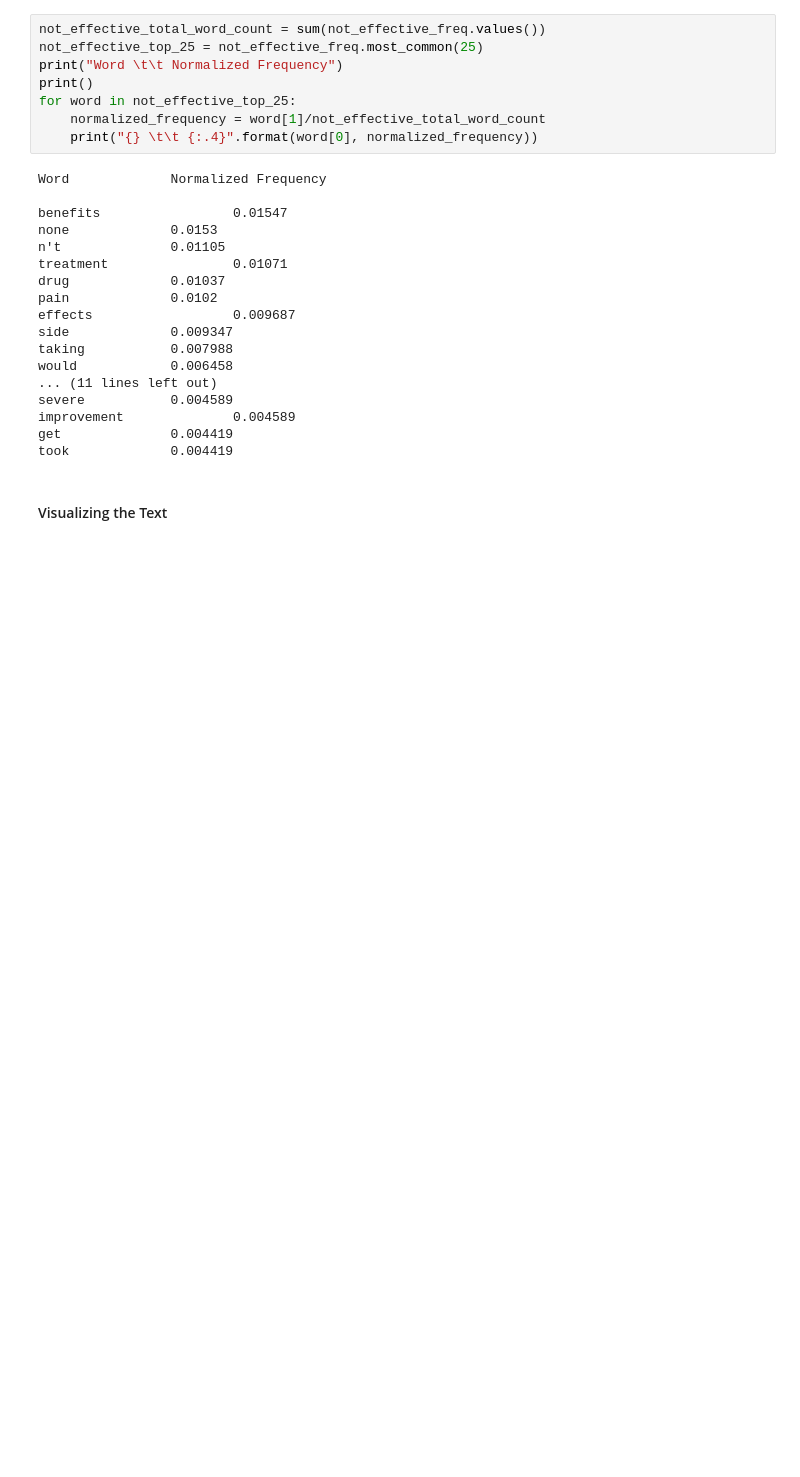
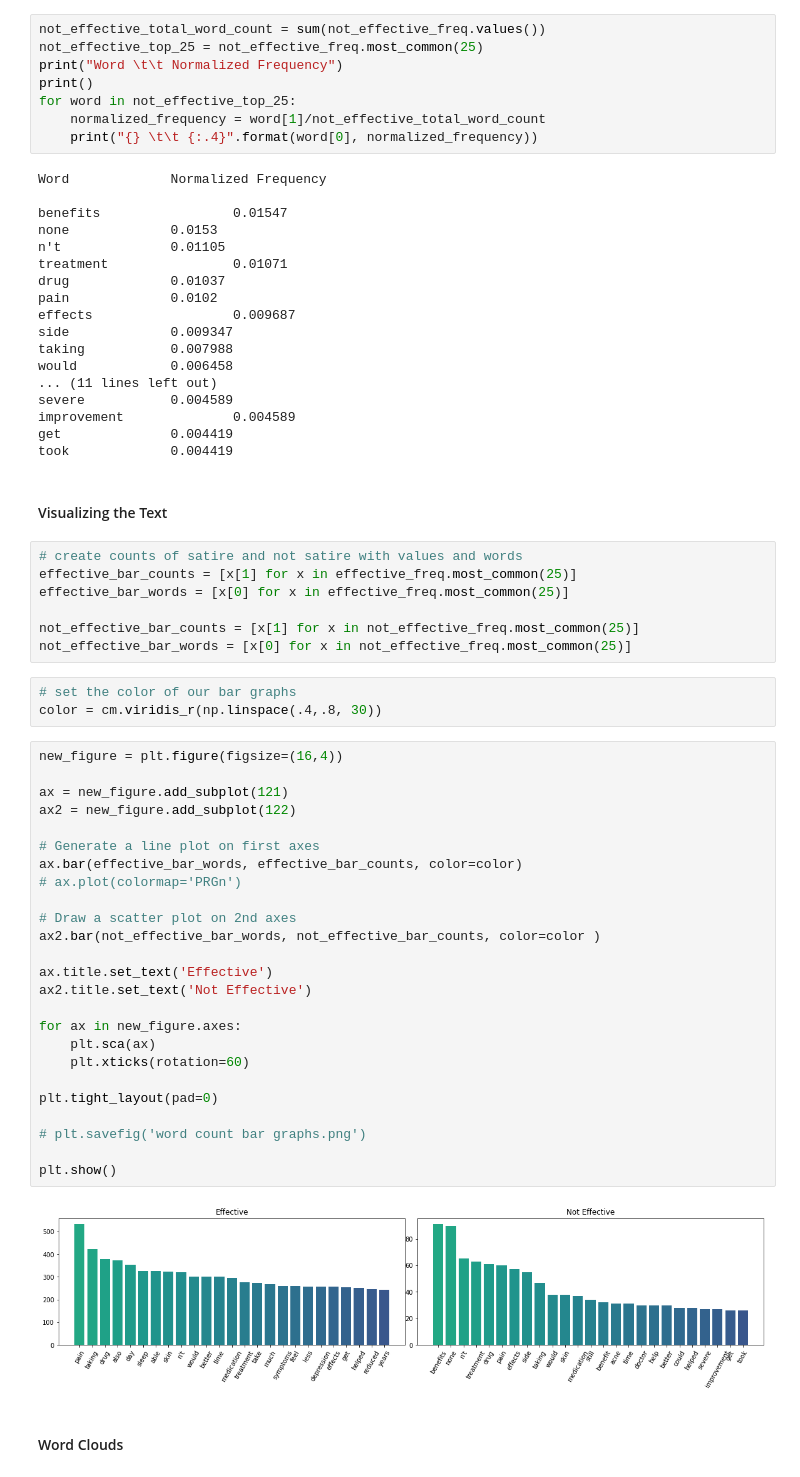
Before and after one commit to WickedoneC/Healthcare, a Jupyter notebook: Druglib NLP/Druglib_FullText.ipynb, the cells around one changed output. Drawn from its saved outputs; the diff is of its cells as text; blank space fills up the shorter version.

Commit message:
bar charts

```diff
--- a/Druglib NLP/Druglib_FullText.ipynb
+++ b/Druglib NLP/Druglib_FullText.ipynb
@@ -736,3 +736,42 @@ get              0.004419
 took             0.004419
 # %% [markdown]
 #### Visualizing the Text
+# %%
+# create counts of satire and not satire with values and words
+effective_bar_counts = [x[1] for x in effective_freq.most_common(25)]
+effective_bar_words = [x[0] for x in effective_freq.most_common(25)]
+
+not_effective_bar_counts = [x[1] for x in not_effective_freq.most_common(25)]
+not_effective_bar_words = [x[0] for x in not_effective_freq.most_common(25)]
+# %%
+# set the color of our bar graphs
+color = cm.viridis_r(np.linspace(.4,.8, 30))
+# %%
+new_figure = plt.figure(figsize=(16,4))
+
+ax = new_figure.add_subplot(121)
+ax2 = new_figure.add_subplot(122)
+
+# Generate a line plot on first axes
+ax.bar(effective_bar_words, effective_bar_counts, color=color)
+# ax.plot(colormap='PRGn')
+
+# Draw a scatter plot on 2nd axes
+ax2.bar(not_effective_bar_words, not_effective_bar_counts, color=color )
+
+ax.title.set_text('Effective')
+ax2.title.set_text('Not Effective')
+
+for ax in new_figure.axes:
+    plt.sca(ax)
+    plt.xticks(rotation=60)
+
+plt.tight_layout(pad=0)
+
+# plt.savefig('word count bar graphs.png')
+
+plt.show()
+# %% [output]
+[figure, added]
+# %% [markdown]
+#### Word Clouds
```
